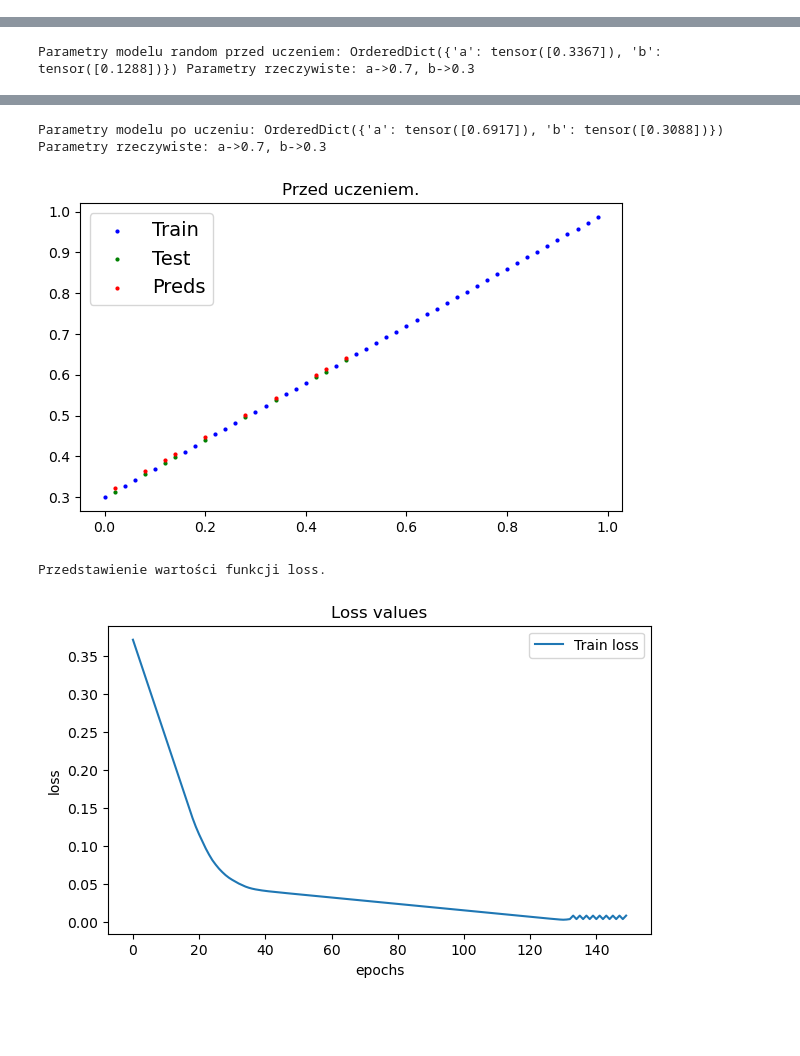
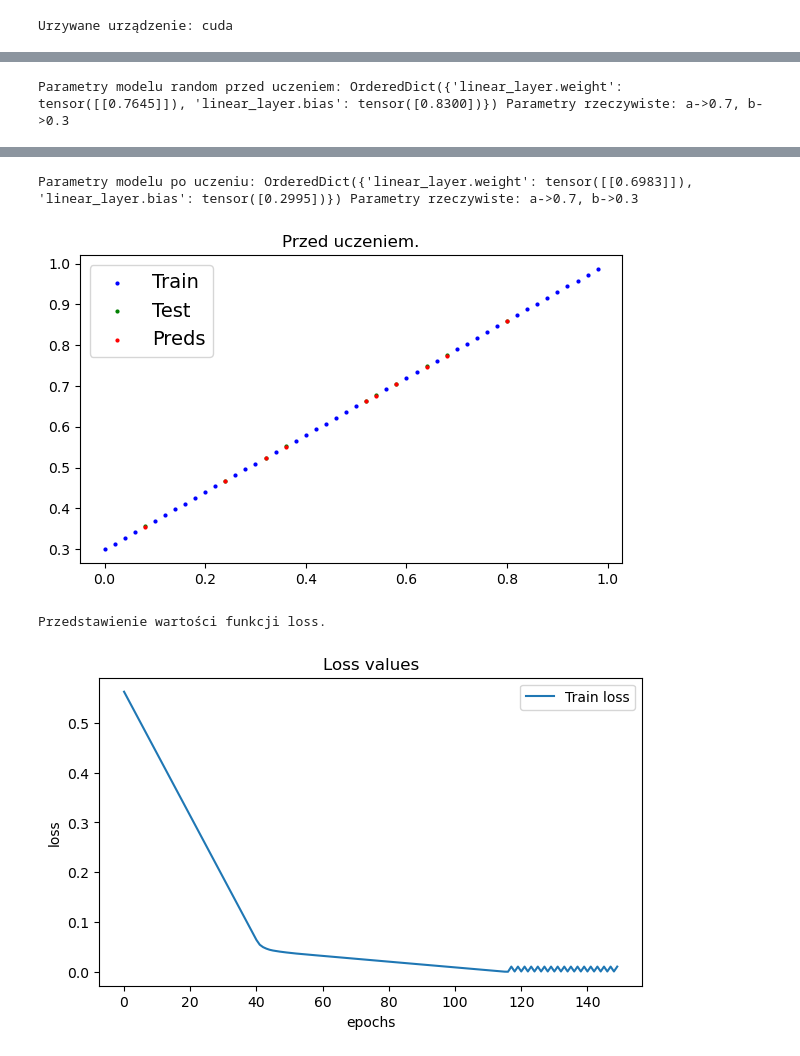
Before and after one commit to DamianPodrazaCode/Python_code, a Jupyter notebook: PyTorch_JN/03_Workflow_all_in_one.ipynb, the cells around one changed output, grey strips where cells are left out. Saved outputs shown, nothing was run; the diff lists cells and outputs as text; code cells hidden in the pictures; blank space fills up the shorter version.

```diff
--- a/PyTorch_JN/03_Workflow_all_in_one.ipynb
+++ b/PyTorch_JN/03_Workflow_all_in_one.ipynb
@@ -4,6 +4,9 @@ from torch import nn
 import numpy as np
 import matplotlib.pyplot as plt
 from sklearn.model_selection import train_test_split
+
+device = 'cuda' if torch.cuda.is_available() else 'cpu'
+print(f'Urzywane urządzenie: {device}')
 
 # ---------------------------------------------------------------------------------------------
 def plot_prediction(train_data=None, train_labels=None, test_data=None, test_labels=None, predictions=None, title='plt'):
@@ -36,19 +39,29 @@ y = a * X + b
 # ---------------------------------------------------------------------------------------------
 # rozdzielenie danych na treningowe i testowe
 X_train, X_test, y_train, y_test = train_test_split(X, y, test_size=0.2)
+# przezentacja danych
 plot_prediction(train_data=X_train, train_labels=y_train, test_data=X_test, test_labels=y_test, title='Dane treningowe i testowe.')
 
 # ---------------------------------------------------------------------------------------------
 # klasa modelu
+
+# class ModelNN(nn.Module):
+#     def __init__(self):
+#         super().__init__()
+#         # inicjalizacja parametrów, które są wartościami poszukiwanymi, inicjalizacja random
+#         self.a = nn.Parameter(torch.randn(1, requires_grad=True, dtype=torch.float))
+#         self.b = nn.Parameter(torch.randn(1, requires_grad=True, dtype=torch.float))
+#         # metoda która oblicza model, jest wymagana w każdym modelu
+#     def forward(self, x: torch.Tensor) -> torch.Tensor: # "x" to dane wejściowe
+#         return self.a * x + self.b
+
 class ModelNN(nn.Module):
     def __init__(self):
         super().__init__()
-        # inicjalizacja parametrów, które są wartościami poszukiwanymi, inicjalizacja random
-        self.a = nn.Parameter(torch.randn(1, requires_grad=True, dtype=torch.float))
-        self.b = nn.Parameter(torch.randn(1, requires_grad=True, dtype=torch.float))
-        # metoda która oblicza model, jest wymagana w każdym modelu
+        self.linear_layer = nn.Linear(in_features=1,
+                                      out_features=1)
     def forward(self, x: torch.Tensor) -> torch.Tensor: # "x" to dane wejściowe
-        return self.a * x + self.b
+        return self.linear_layer(x)
 
 # ---------------------------------------------------------------------------------------------
 # instancja modelu
@@ -96,3 +109,4 @@ plot_prediction(train_data=X_train, train_labels=y_train, test_data=X_test, test
 print(f'Przedstawienie wartości funkcji loss.')
 plot_loss_values(epoch_count=epoch_count, loss_values=loss_values)
 # %% [output]
+Urzywane urządzenie: cuda
@@ -100 +114 @@ plot_loss_values(epoch_count=epoch_count, loss_values=loss_values)
-Parametry modelu random przed uczeniem: OrderedDict({'a': tensor([0.3367]), 'b': tensor([0.1288])}) Parametry rzeczywiste: a->0.7, b->0.3
+Parametry modelu random przed uczeniem: OrderedDict({'linear_layer.weight': tensor([[0.7645]]), 'linear_layer.bias': tensor([0.8300])}) Parametry rzeczywiste: a->0.7, b->0.3
@@ -102,4 +116,4 @@ Parametry modelu random przed uczeniem: OrderedDict({'a': tensor([0.3367]), 'b':
-Parametry modelu po uczeniu: OrderedDict({'a': tensor([0.6917]), 'b': tensor([0.3088])}) Parametry rzeczywiste: a->0.7, b->0.3
+Parametry modelu po uczeniu: OrderedDict({'linear_layer.weight': tensor([[0.6983]]), 'linear_layer.bias': tensor([0.2995])}) Parametry rzeczywiste: a->0.7, b->0.3
-[figure, old version]
+[figure, new version]
-Przedstawienie wartości funkcji loss.
+Przedstawienie wartości funkcji loss.
-[figure, old version]
+[figure, new version]
```
Also changed, not shown: parts of 1 cell of this notebook.
